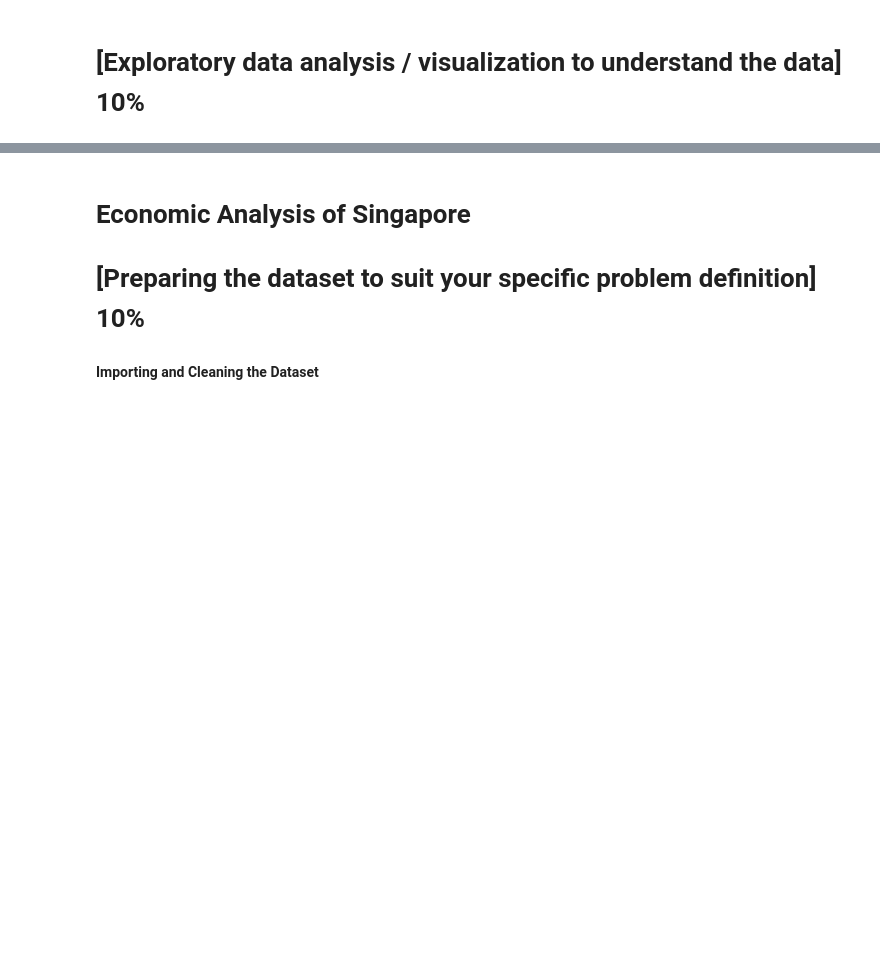
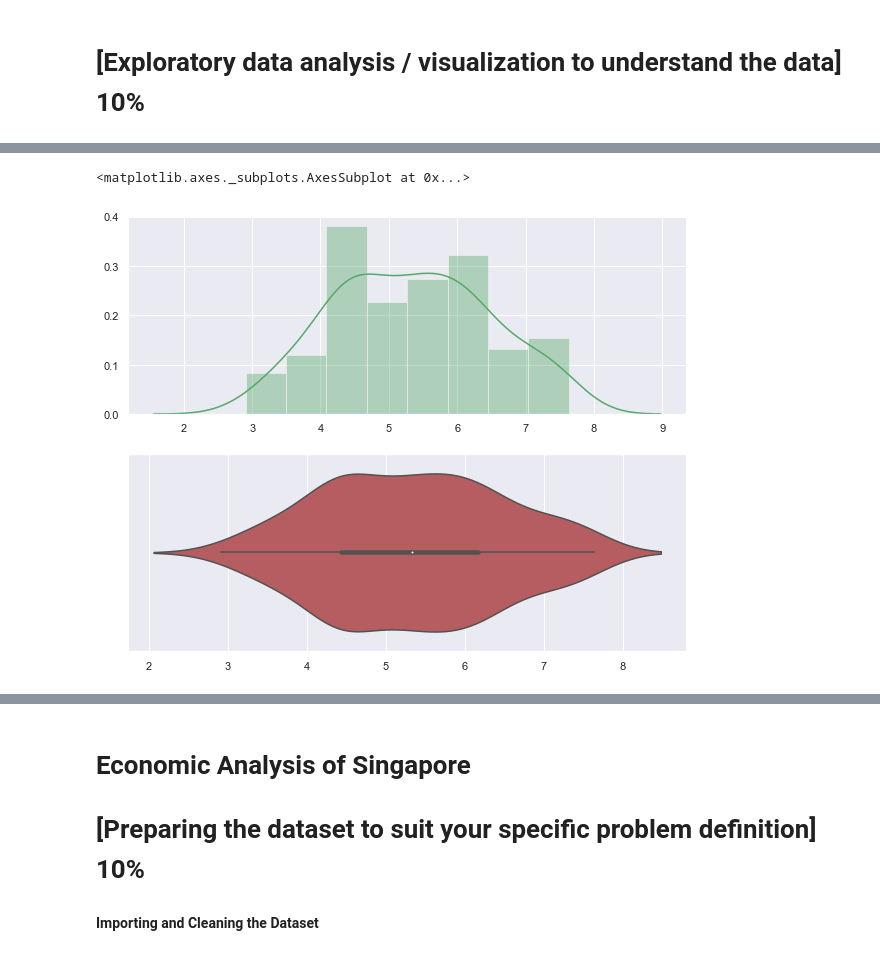
Before and after one commit to guptajay/world-happiness-report, a Jupyter notebook: CZ1015_Mini_Project.ipynb, the cells around one changed output, grey strips where cells are left out. Cells and saved outputs as stored; diff of their text form; code cells hidden in the pictures; blank space fills up the shorter version.

```diff
--- a/CZ1015_Mini_Project.ipynb
+++ b/CZ1015_Mini_Project.ipynb
@@ -23,0 +58,10 @@ What things you need to run the program
+# %%
+data.rename(columns = {'GDP_PER_PERSON_2015-2017': 'GDP_PER_PERSON'}, inplace = True)
+data.rename(columns = {'FREEDOM_TO_MAKE_LIFE_CHOICES_2015-2017': 'FREEDOM'}, inplace = True)
+data.rename(columns = {'HEALTHY_LIFE_EXPECTANCY_2015-2017': 'HEALTHY_LIFE_EXPECTANCY'}, inplace = True)
+data.rename(columns = {'SOCIAL_SUPPORT_2015-2017': 'SOCIAL_SUPPORT'}, inplace = True)
+data.rename(columns = {'GENEROSITY_2015-2017_WITHOUT_ADJUSTMENT_FOR_GDP_PER_PERSON': 'GENEROSITY'}, inplace = True)
+data.rename(columns = {'PERCEPTIONS_OF_CORRUPTION_2015-2017': 'PERCEPTIONS_OF_CORRUPTION'}, inplace = True)
+# %%
+data = data.loc[:,~data.columns.duplicated()]
+data.head()
@@ -23,0 +75,6 @@ What things you need to run the program
+# %%
+data = data.dropna(how='any',axis=0)
+data = data.reset_index(drop=True)
+# %%
+happiness_score=pd.DataFrame(data["HAPPINESS_SCORE"])
+happiness_score.describe().round(2)
@@ -23,0 +91,7 @@ What things you need to run the program
+# %%
+f,axes=plt.subplots(2,1,figsize=(10,8))
+sb.distplot(happiness_score,kde=True,hist=True,color="g",ax=axes[0])
+sb.violinplot(happiness_score,ax=axes[1],color="r")
+# %% [output]
+<matplotlib.axes._subplots.AxesSubplot at 0x...>
+[figure, added]
```
Also changed, not shown: parts of 25 cells of this notebook, 4 other files.
